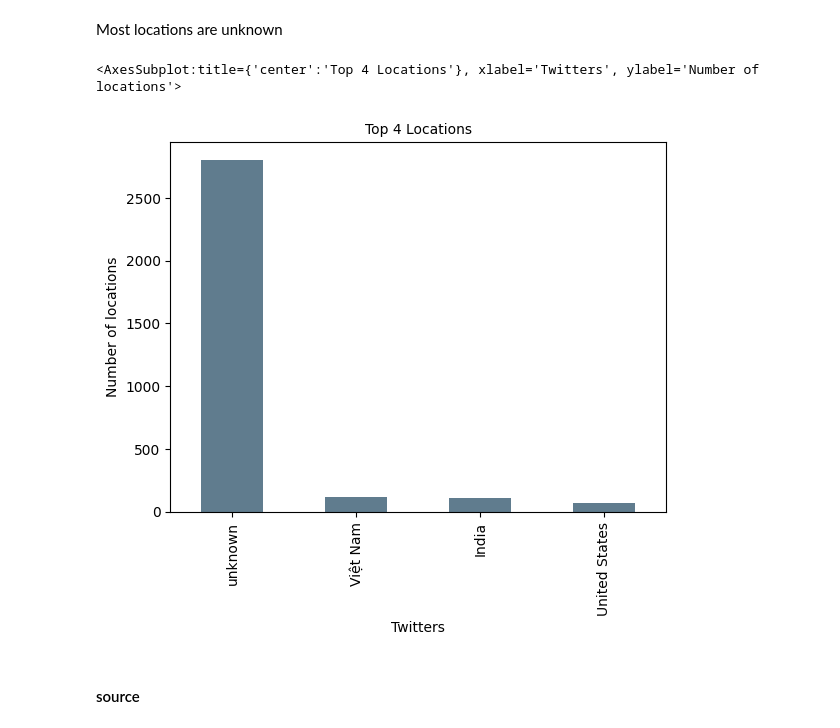
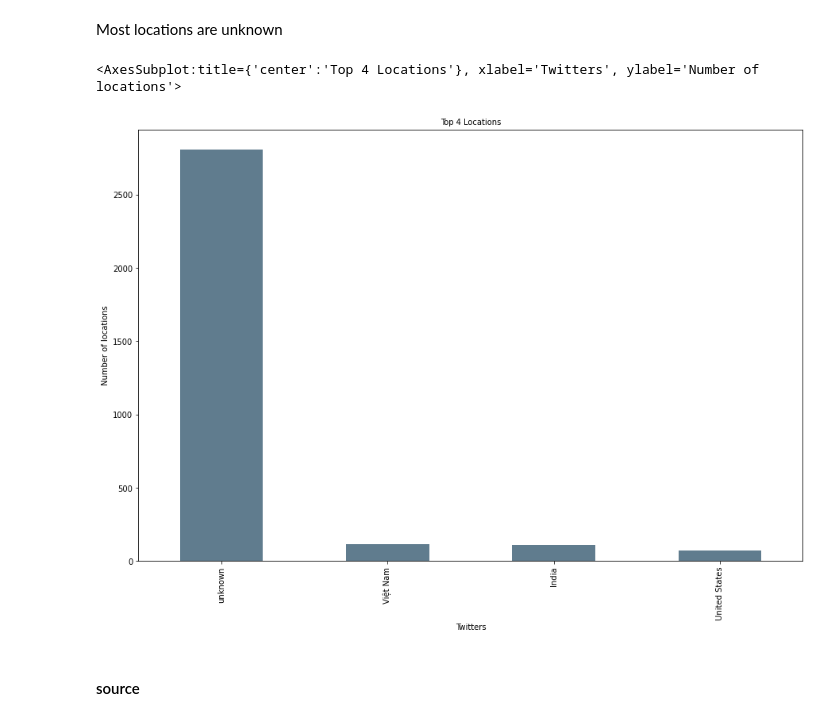
Before and after one commit to Fisseha-Estifanos/Twitter-Data-Analysis, a Jupyter notebook: notebooks/EDA.ipynb, the cells around one changed output. Saved outputs shown, nothing was run; the diff lists cells and outputs as text; code cells hidden in the pictures.

```diff
--- a/notebooks/EDA.ipynb
+++ b/notebooks/EDA.ipynb
@@ -240,16 +244,17 @@ Name: place, Length: 1809, dtype: int64
 Most locations are unknown
 # %%
 # top 4 locations of users
-fig, ax = plt.subplots()
+fig = plt.figure(figsize = (15,10))
+ax = fig.gca()
 ax.tick_params(axis='x', labelsize=10)
 ax.tick_params(axis='y', labelsize=10)
 ax.set_xlabel('Twitters', fontsize=10)
 ax.set_ylabel('Number of locations' , fontsize=10)
 ax.set_title('Top 4 Locations', fontsize=10)
 tweets_df.place.value_counts()[:4].plot(ax=ax, kind='bar', color='#607c8e')
 # %% [output]
 <AxesSubplot:title={'center':'Top 4 Locations'}, xlabel='Twitters', ylabel='Number of locations'>
-[figure, old version]
+[figure, new version]
 # %% [markdown]
 #### source
 # %%
```
Also changed, not shown: parts of 12 cells of this notebook.
